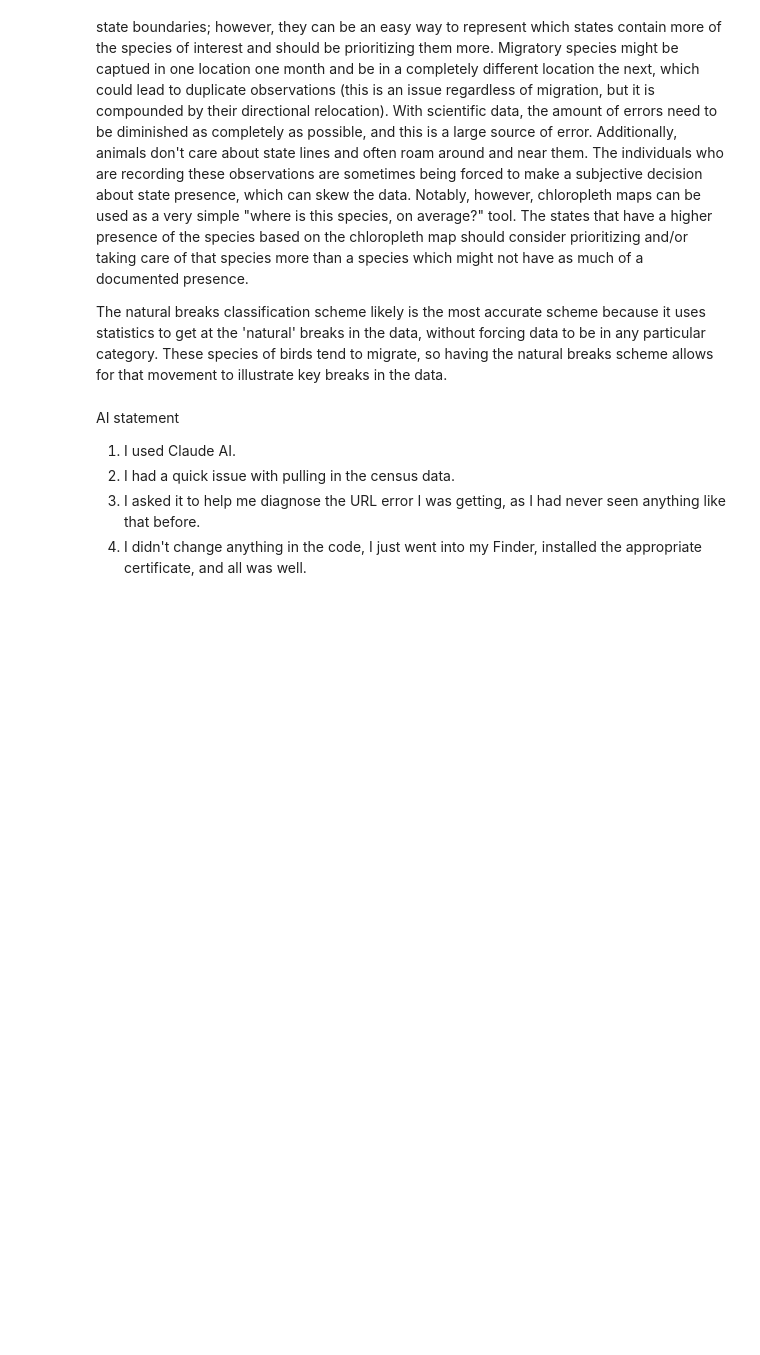
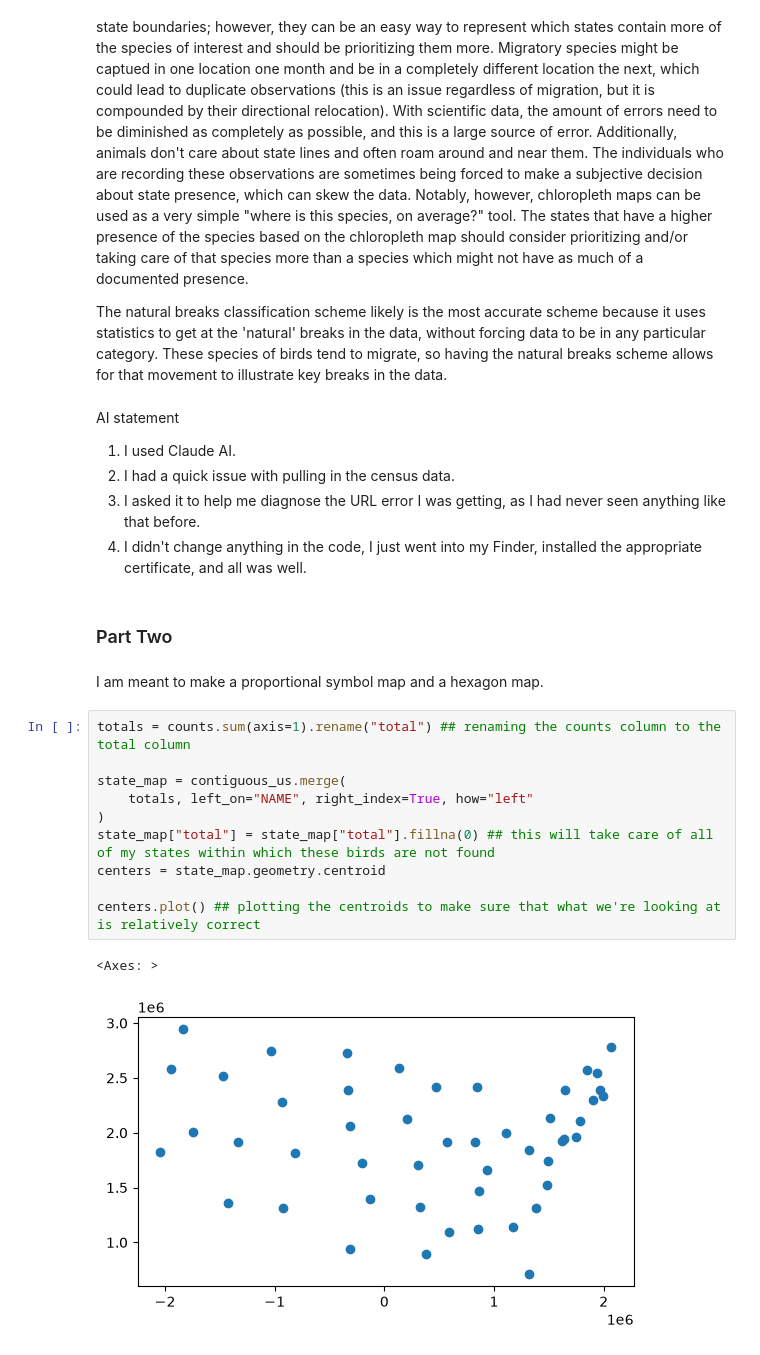
Before and after one commit to arhorton/geog592-arhorton, a Jupyter notebook: homework/week09/arhorton-hw09.ipynb, the cells around one changed output. Cells and saved outputs as stored; diff of their text form; blank space fills up the shorter version.

```diff
--- a/homework/week09/arhorton-hw09.ipynb
+++ b/homework/week09/arhorton-hw09.ipynb
@@ -463,3 +465,20 @@ AI statement
 2) I had a quick issue with pulling in the census data.
 3) I asked it to help me diagnose the URL error I was getting, as I had never seen anything like that before.
 4) I didn't change anything in the code, I just went into my Finder, installed the appropriate certificate, and all was well.
+# %% [markdown]
+### Part Two
+# %% [markdown]
+I am meant to make a proportional symbol map and a hexagon map.
+# %%
+totals = counts.sum(axis=1).rename("total") ## renaming the counts column to the total column
+
+state_map = contiguous_us.merge(
+    totals, left_on="NAME", right_index=True, how="left"
+)
+state_map["total"] = state_map["total"].fillna(0) ## this will take care of all of my states within which these birds are not found
+centers = state_map.geometry.centroid
+
+centers.plot() ## plotting the centroids to make sure that what we're looking at is relatively correct
+# %% [output]
+<Axes: >
+[figure, added]
```
Also changed, not shown: parts of 13 cells of this notebook, 5 other files.
